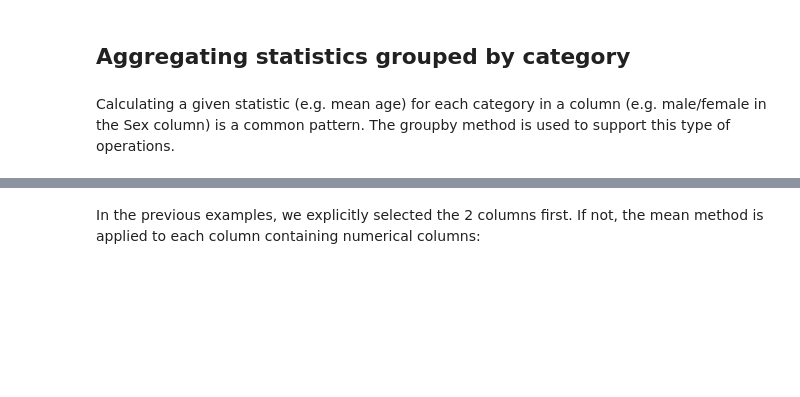
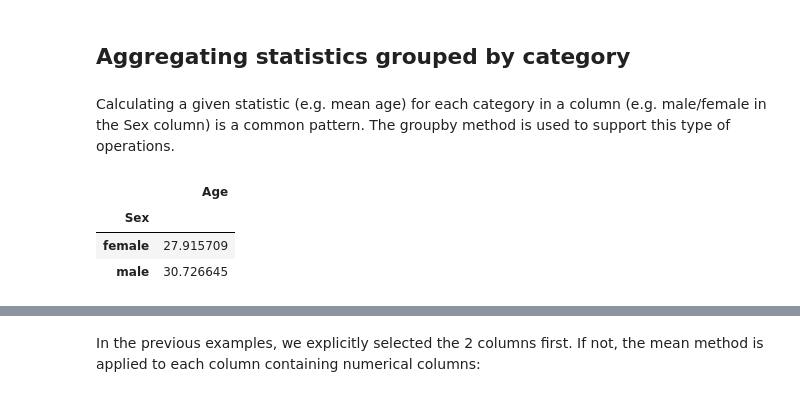
Before and after one commit to codinglikeagirl42/EDApt2Exercises, a Jupyter notebook: EDApt2Exercises.ipynb, the cells around one changed output, grey strips where cells are left out. Saved outputs shown, nothing was run; the diff lists cells and outputs as text; code cells hidden in the pictures; blank space fills up the shorter version.

```diff
--- a/EDApt2Exercises.ipynb
+++ b/EDApt2Exercises.ipynb
@@ -105,5 +169,9 @@ titanic.agg(
 Calculating a given statistic (e.g. mean age) for each category in a column (e.g. male/female in the Sex column) is a common pattern. The groupby method is used to support this type of operations.
 # %%
 # What is the average age for male versus female Titanic passengers?
-titanic[["Sex", "Age"]].groupby("Sex").mean()
+# %% [output]
+|  | Age |
+| Sex |  |
+| female | 27.915709 |
+| male | 30.726645 |
 # %%
```
Also changed, not shown: parts of 25 cells of this notebook.
